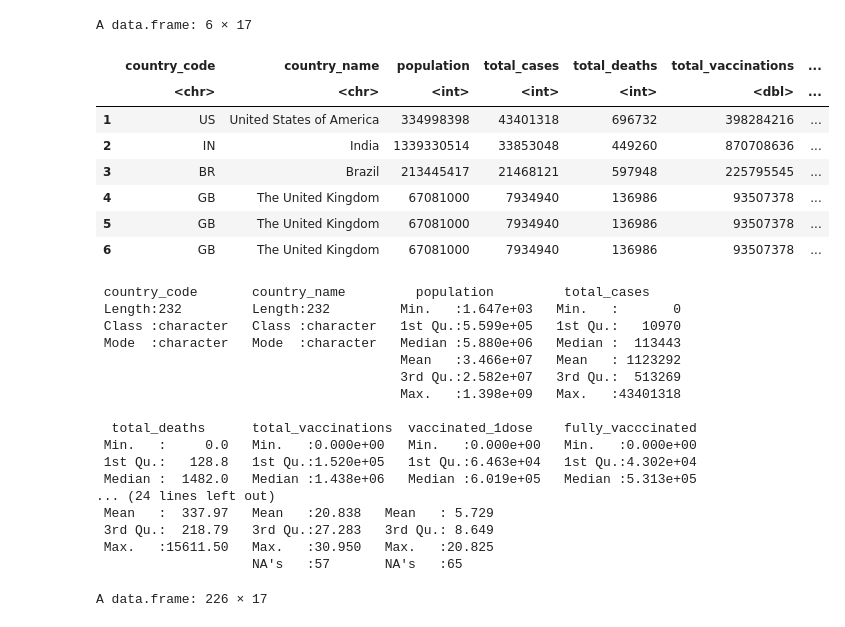
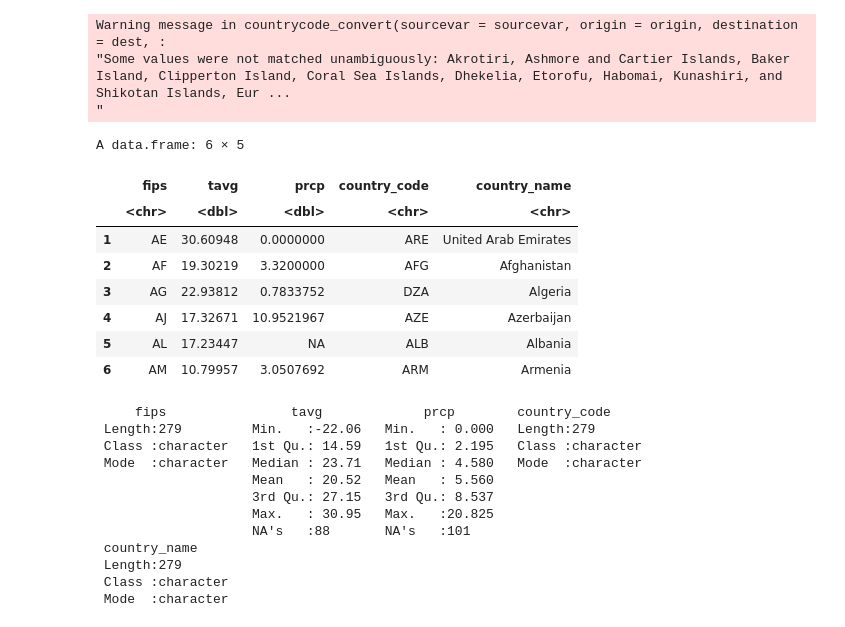
Before and after one commit to DATA422-Group-Project/Data, a Jupyter notebook: Final DataFrame.ipynb, the cells around one changed output. Drawn from its saved outputs; the diff is of its cells as text; code cells hidden in the pictures.

```diff
--- a/Final DataFrame.ipynb
+++ b/Final DataFrame.ipynb
@@ -16,10 +25,12 @@ Warning message:
 # %%
 # read the datasets
-climate_data <- read.csv("climate_2021.csv")
-population_data <- read.csv("DataFrame.csv")
-covid_data <- read.csv("Covid_Data.csv")
+climate_data <- read.csv("climate.csv")
+population_data <- read.csv("PopulationData.csv")
+covid_data <- read.csv("Covid_Data_New.csv")
 head(climate_data)
 head(population_data)
 head(covid_data)
+count(population_data)
+count(covid_data)
 # %% [output]
 A data.frame: 6 × 5
@@ -95,43 +114,34 @@ A data.frame: 6 × 15
 # %%
 #Change the column name in climate_data from Name to country_name
 colnames(climate_data)[colnames(climate_data) == "iso3166"] <- "country_code"
+colnames(climate_data)[colnames(climate_data) == "Name"] <- "country_name"
 
-Main_DataFrame <- left_join(Main_DataFrame2, climate_data, by = c("country_code")) %>%
-  select(country_code, country_name, population, total_cases, total_deaths, total_vaccinations, vaccinated_1dose, fully_vacccinated,
-         total_vaccinations_per100, stringency_index,urbanisation_rate, urbanisation_yearly_change, gdp_per_cap, size,
-         density,tavg,prcp) %>%
-  as.data.frame()
+climate_data$country_code = countrycode(climate_data$country_name, "country.name", "iso3c")
 
-head(Main_DataFrame)
-summary(Main_DataFrame)
-Main_unique <- Main_DataFrame[!duplicated(Main_DataFrame), ]
-Main_unique
-summary(Main_unique)
+head(climate_data)
+summary(climate_data)
 # %% [output]
-A data.frame: 6 × 17
+Warning message in countrycode_convert(sourcevar = sourcevar, origin = origin, destination = dest, :
+"Some values were not matched unambiguously: Akrotiri, Ashmore and Cartier Islands, Baker Island, Clipperton Island, Coral Sea Islands, Dhekelia, Etorofu, Habomai, Kunashiri, and Shikotan Islands, Eur ...
+"
+A data.frame: 6 × 5
-|  | country_code | country_name | population | total_cases | total_deaths | total_vaccinations | ... |
-|  | <chr> | <chr> | <int> | <int> | <int> | <dbl> | ... |
-| 1 | US | United States of America | 334998398 | 43401318 | 696732 | 398284216 | ... |
-| 2 | IN | India | 1339330514 | 33853048 | 449260 | 870708636 | ... |
-| 3 | BR | Brazil | 213445417 | 21468121 | 597948 | 225795545 | ... |
-| 4 | GB | The United Kingdom | 67081000 | 7934940 | 136986 | 93507378 | ... |
-| 5 | GB | The United Kingdom | 67081000 | 7934940 | 136986 | 93507378 | ... |
-| 6 | GB | The United Kingdom | 67081000 | 7934940 | 136986 | 93507378 | ... |
+|  | fips | tavg | prcp | country_code | country_name |
+|  | <chr> | <dbl> | <dbl> | <chr> | <chr> |
+| 1 | AE | 30.60948 | 0.0000000 | ARE | United Arab Emirates |
+| 2 | AF | 19.30219 | 3.3200000 | AFG | Afghanistan |
+| 3 | AG | 22.93812 | 0.7833752 | DZA | Algeria |
+| 4 | AJ | 17.32671 | 10.9521967 | AZE | Azerbaijan |
+| 5 | AL | 17.23447 | NA | ALB | Albania |
+| 6 | AM | 10.79957 | 3.0507692 | ARM | Armenia |
- country_code       country_name         population         total_cases
- Length:232         Length:232         Min.   :1.647e+03   Min.   :       0
- Class :character   Class :character   1st Qu.:5.599e+05   1st Qu.:   10970
- Mode  :character   Mode  :character   Median :5.880e+06   Median :  113443
-                                       Mean   :3.466e+07   Mean   : 1123292
-                                       3rd Qu.:2.582e+07   3rd Qu.:  513269
-                                       Max.   :1.398e+09   Max.   :43401318
-
-  total_deaths      total_vaccinations  vaccinated_1dose    fully_vacccinated
- Min.   :     0.0   Min.   :0.000e+00   Min.   :0.000e+00   Min.   :0.000e+00
- 1st Qu.:   128.8   1st Qu.:1.520e+05   1st Qu.:6.463e+04   1st Qu.:4.302e+04
- Median :  1482.0   Median :1.438e+06   Median :6.019e+05   Median :5.313e+05
-... (24 lines left out)
- Mean   :  337.97   Mean   :20.838   Mean   : 5.729
- 3rd Qu.:  218.79   3rd Qu.:27.283   3rd Qu.: 8.649
- Max.   :15611.50   Max.   :30.950   Max.   :20.825
-                    NA's   :57       NA's   :65
-A data.frame: 226 × 17
+     fips                tavg             prcp        country_code
+ Length:279         Min.   :-22.06   Min.   : 0.000   Length:279
+ Class :character   1st Qu.: 14.59   1st Qu.: 2.195   Class :character
+ Mode  :character   Median : 23.71   Median : 4.580   Mode  :character
+                    Mean   : 20.52   Mean   : 5.560
+                    3rd Qu.: 27.15   3rd Qu.: 8.537
+                    Max.   : 30.95   Max.   :20.825
+                    NA's   :88       NA's   :101
+ country_name
+ Length:279
+ Class :character
+ Mode  :character
```
Also changed, not shown: parts of 8 cells of this notebook.
